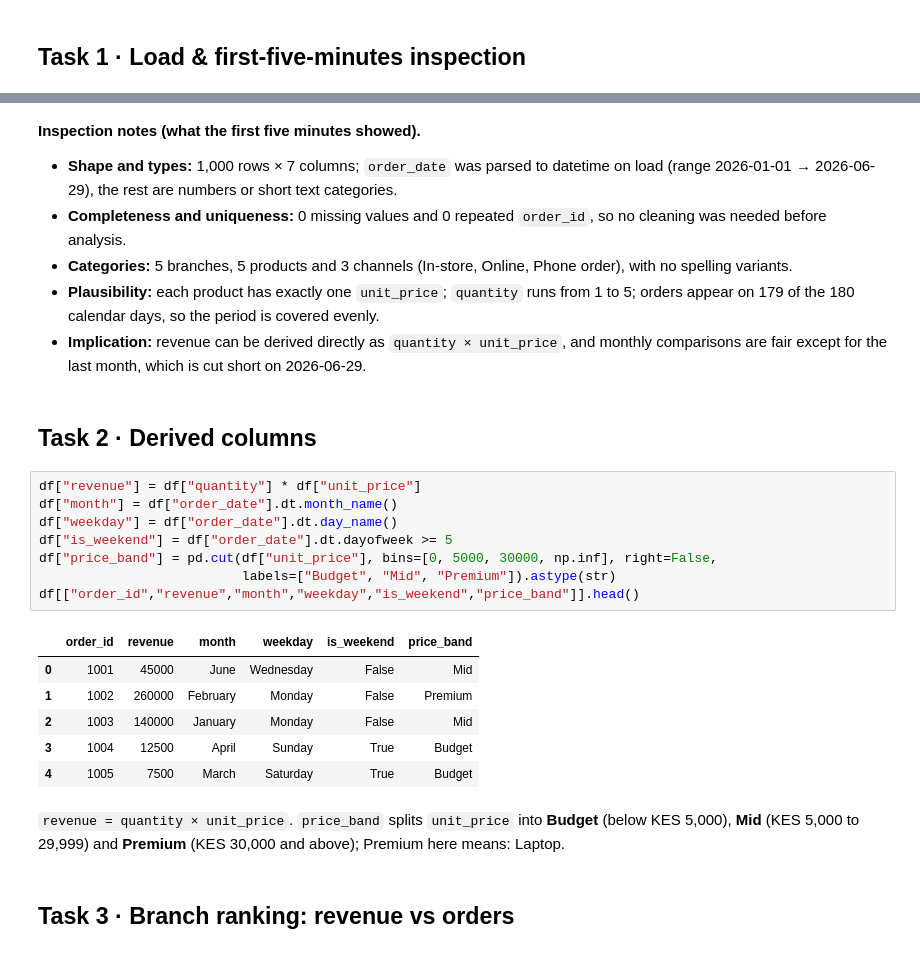
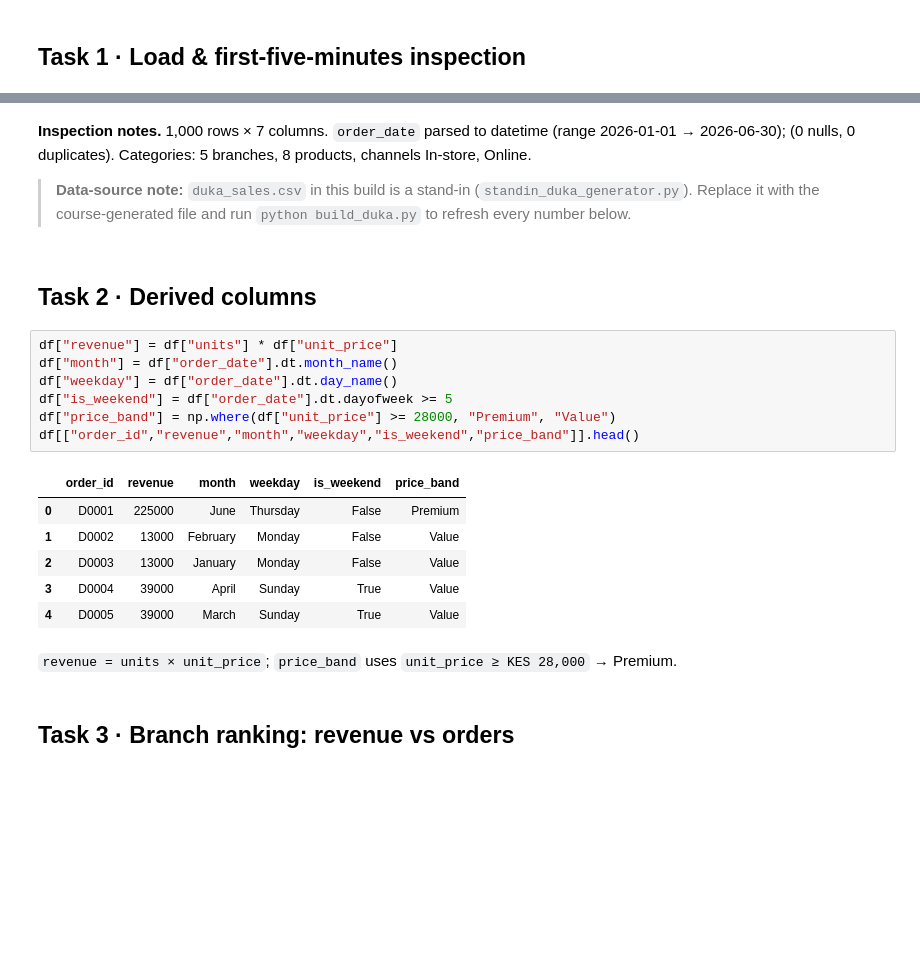
Before and after one commit to Chala-prog/plp-da-a3-duka-sales-and-agent-cleanup, a Jupyter notebook: duka_sales_exploration.ipynb, the cells around one changed output, grey strips where cells are left out. Saved outputs shown, nothing was run; the diff lists cells and outputs as text; blank space fills up the shorter version.

```diff
--- a/duka_sales_exploration.ipynb
+++ b/duka_sales_exploration.ipynb
@@ -48,29 +48,24 @@ duplicate order_id: 0
-# %% [markdown]
-**Inspection notes (what the first five minutes showed).**
-- **Shape and types:** 1,000 rows × 7 columns; `order_date` was parsed to datetime on load (range 2026-01-01 → 2026-06-29), the rest are numbers or short text categories.
-- **Completeness and uniqueness:** 0 missing values and 0 repeated `order_id`, so no cleaning was needed before analysis.
-- **Categories:** 5 branches, 5 products and 3 channels (In-store, Online, Phone order), with no spelling variants.
-- **Plausibility:** each product has exactly one `unit_price`; `quantity` runs from 1 to 5; orders appear on 179 of the 180 calendar days, so the period is covered evenly.
-- **Implication:** revenue can be derived directly as `quantity × unit_price`, and monthly comparisons are fair except for the last month, which is cut short on 2026-06-29.
+# %% [markdown]
+**Inspection notes.** 1,000 rows × 7 columns. `order_date` parsed to datetime (range 2026-01-01 → 2026-06-30); (0 nulls, 0 duplicates). Categories: 5 branches, 8 products, channels In-store, Online.
+> **Data-source note:** `duka_sales.csv` in this build is a stand-in (`standin_duka_generator.py`). Replace it with the course-generated file and run `python build_duka.py` to refresh every number below.
 # %% [markdown]
 ## Task 2 · Derived columns
 # %%
-df["revenue"] = df["quantity"] * df["unit_price"]
+df["revenue"] = df["units"] * df["unit_price"]
 df["month"] = df["order_date"].dt.month_name()
 df["weekday"] = df["order_date"].dt.day_name()
 df["is_weekend"] = df["order_date"].dt.dayofweek >= 5
-df["price_band"] = pd.cut(df["unit_price"], bins=[0, 5000, 30000, np.inf], right=False,
-                          labels=["Budget", "Mid", "Premium"]).astype(str)
+df["price_band"] = np.where(df["unit_price"] >= 28000, "Premium", "Value")
 df[["order_id","revenue","month","weekday","is_weekend","price_band"]].head()
 # %% [output]
 |  | order_id | revenue | month | weekday | is_weekend | price_band |
-| 0 | 1001 | 45000 | June | Wednesday | False | Mid |
-| 1 | 1002 | 260000 | February | Monday | False | Premium |
-| 2 | 1003 | 140000 | January | Monday | False | Mid |
-| 3 | 1004 | 12500 | April | Sunday | True | Budget |
-| 4 | 1005 | 7500 | March | Saturday | True | Budget |
+| 0 | D0001 | 225000 | June | Thursday | False | Premium |
+| 1 | D0002 | 13000 | February | Monday | False | Value |
+| 2 | D0003 | 13000 | January | Monday | False | Value |
+| 3 | D0004 | 39000 | April | Sunday | True | Value |
+| 4 | D0005 | 39000 | March | Sunday | True | Value |
-# %% [markdown]
-`revenue = quantity × unit_price`. `price_band` splits `unit_price` into **Budget** (below KES 5,000), **Mid** (KES 5,000 to 29,999) and **Premium** (KES 30,000 and above); Premium here means: Laptop.
+# %% [markdown]
+`revenue = units × unit_price`; `price_band` uses `unit_price ≥ KES 28,000` → Premium.
 # %% [markdown]
 ## Task 3 · Branch ranking: revenue vs orders
 # %%
```
Also changed, not shown: parts of 18 cells of this notebook, 15 other files.
